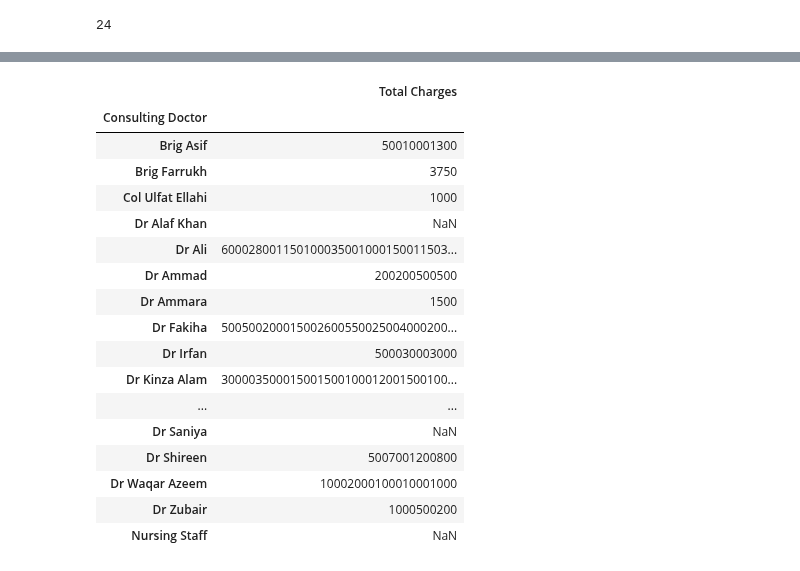
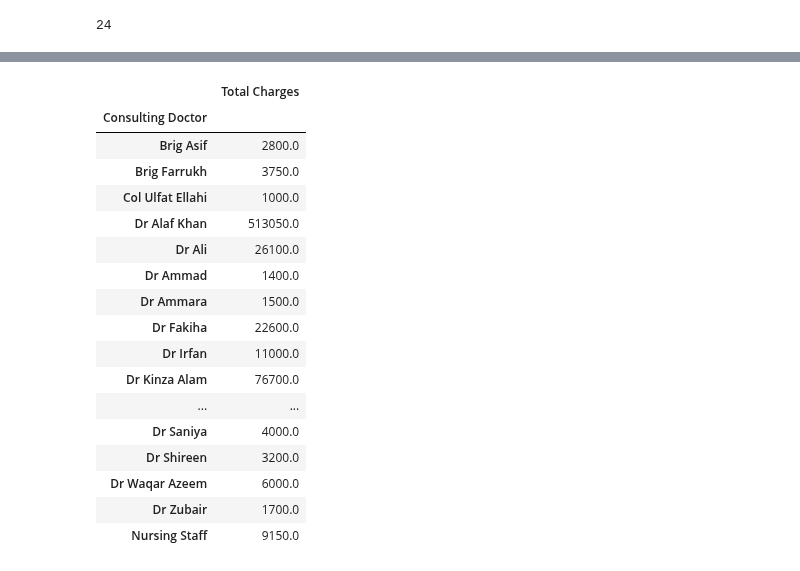
Before and after one commit to DataIntelligenceHub/Python-Assignment-2, a Jupyter notebook: Muhammad_Usman_lhr_python_assignment2/Muhammad_Usman_lhr_python_assignment2.ipynb, the cells around one changed output, grey strips where cells are left out. Saved outputs shown, nothing was run; the diff lists cells and outputs as text; code cells hidden in the pictures.

```diff
--- a/Muhammad_Usman_lhr_python_assignment2/Muhammad_Usman_lhr_python_assignment2.ipynb
+++ b/Muhammad_Usman_lhr_python_assignment2/Muhammad_Usman_lhr_python_assignment2.ipynb
@@ -255,8 +245,2 @@ df.groupby(['Procedure','Sex']).size().reset_index().groupby('Procedure')[[0]].m
 # %%
 # Question # 6
-# %%
-df['Total Charges'] = df['Total Charges'].str.replace(' ', '')
-df['Total Charges']=df['Total Charges'].str.replace('Cancelled','')
-
-#df.Total Charges = pd.to_numeric(df.Total Charges)
-df["Total Charges"]
@@ -280,0 +247,3 @@ Name: Total Charges, dtype: object
+# %%
+earn_high = df[['Consulting Doctor', 'Total Charges']]
+earn_high
@@ -280,0 +278,4 @@ Name: Total Charges, dtype: object
+# %%
+earn_high['Total Charges'] = earn_high['Total Charges'].str.replace('Cancelled', '')
+#earn_high.loc['Consulting Doctor', 'Total Charges'] = ('Cancelled')
+earn_high
@@ -281,22 +301,23 @@ Name: Total Charges, dtype: object
+# %%
+earn_high['Total Charges'] = pd.to_numeric(earn_high['Total Charges'])
 # %%
-max_charges=df[['Total Charges','Consulting Doctor']]
-max_charges.groupby(['Consulting Doctor']).sum()
+earn_high.groupby(['Consulting Doctor']).sum()
 # %% [output]
 |  | Total Charges |
 | Consulting Doctor |  |
-| Brig Asif | 50010001300 |
-| Brig Farrukh | 3750 |
-| Col Ulfat Ellahi | 1000 |
-| Dr Alaf Khan | NaN |
-| Dr Ali | 600028001150100035001000150011503... |
-| Dr Ammad | 200200500500 |
-| Dr Ammara | 1500 |
-| Dr Fakiha | 500500200015002600550025004000200... |
-| Dr Irfan | 500030003000 |
-| Dr Kinza Alam | 300003500015001500100012001500100... |
+| Brig Asif | 2800.0 |
+| Brig Farrukh | 3750.0 |
+| Col Ulfat Ellahi | 1000.0 |
+| Dr Alaf Khan | 513050.0 |
+| Dr Ali | 26100.0 |
+| Dr Ammad | 1400.0 |
+| Dr Ammara | 1500.0 |
+| Dr Fakiha | 22600.0 |
+| Dr Irfan | 11000.0 |
+| Dr Kinza Alam | 76700.0 |
 | ... | ... |
-| Dr Saniya | NaN |
-| Dr Shireen | 5007001200800 |
-| Dr Waqar Azeem | 10002000100010001000 |
-| Dr Zubair | 1000500200 |
-| Nursing Staff | NaN |
+| Dr Saniya | 4000.0 |
+| Dr Shireen | 3200.0 |
+| Dr Waqar Azeem | 6000.0 |
+| Dr Zubair | 1700.0 |
+| Nursing Staff | 9150.0 |
```
Also changed, not shown: parts of 11 cells of this notebook.
